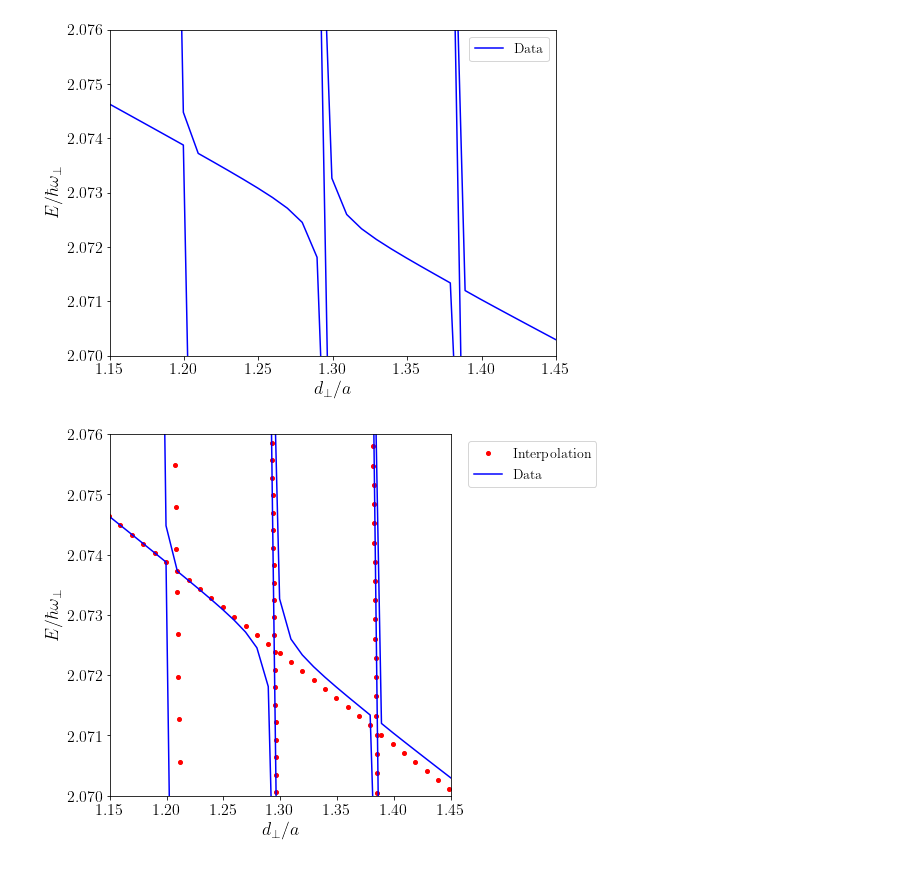
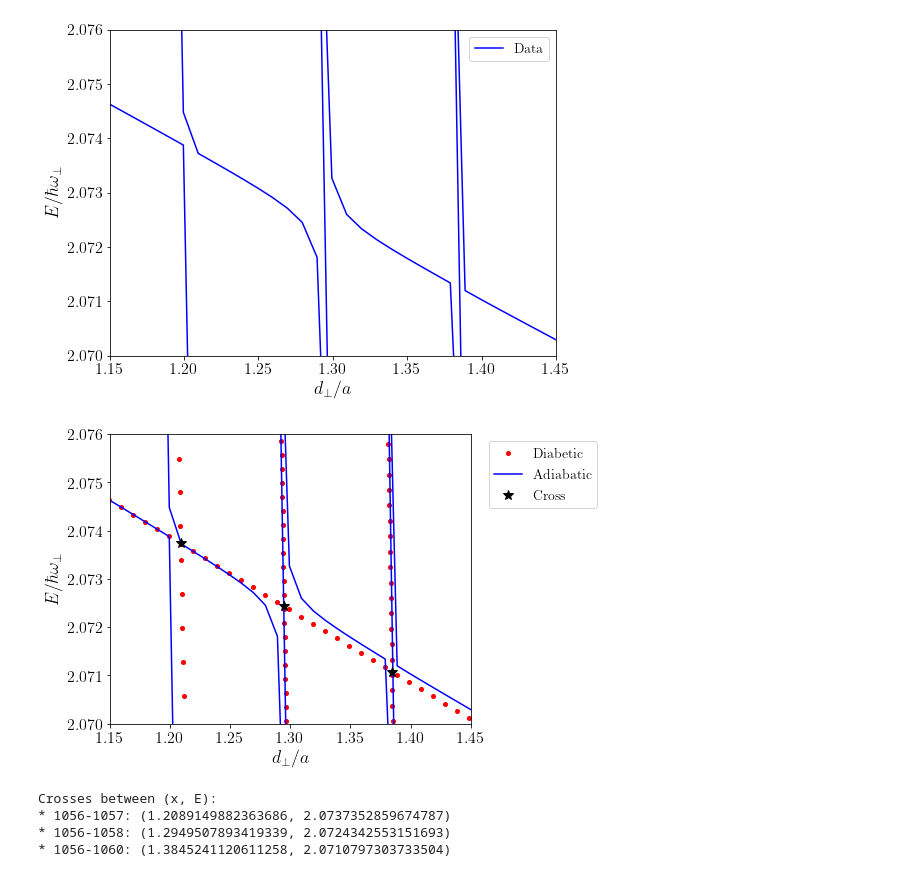
Before and after one commit to TsspGit/Ultracold_Atoms_src, a Jupyter notebook: 1D_Energies_Analysis_4993_4993_50.ipynb, the cells around one changed output. Drawn from its saved outputs; the diff is of its cells as text; code cells hidden in the pictures.

Commit message:
Diabetic levels, crossings and resonances

```diff
--- a/1D_Energies_Analysis_4993_4993_50.ipynb
+++ b/1D_Energies_Analysis_4993_4993_50.ipynb
@@ -54,30 +48,7 @@ l = len(Data)
-# %%
-def transpose_energies(Data):
-    '''Inputs the Data list and outputs a dictionary with the evolution of the energy levels
-       with respect the scattering length'''
-    L = Data[0].shape[0]
-    l = len(Data)
-    dic = {}
-    for j in range(L):
-        out = list()
-        for i in range(l):
-            out.append(Data[i][:,2][j])
-        dic['nivel_{}'.format(j)] = out
-    return dic
 # %%
 dic = transpose_energies(Data)
-# %%
-def dic_from_least_bound_forward(dic):
-    for i in range(L):
-        if dic['nivel_{}'.format(i)][0] > 0:
-            print("Least bound state: ", i-1, dic['nivel_{}'.format(i-1)][0]/wx)
-            print("First trap state: ", i, dic['nivel_{}'.format(i)][0]/wx)
-            break
-    for j in range(1, i):
-        del dic['nivel_{}'.format(j-1)]
-    return dic, i-1
 # %%
-dic, least_bound_pos = dic_from_least_bound_forward(dic)
+dic, least_bound_pos = dic_from_least_bound_forward(dic, wx)
 # %% [output]
 Least bound state:  1050 -0.04280869040846291
 First trap state:  1051 0.09578983477554576
@@ -109,11 +80,11 @@ plt.show()
 # %% [output]
 [figure]
 # %%
-fig3, ax3 = plt.subplots(figsize=(8,6))
+fig3, ax3 = plt.subplots(figsize=(8,5))
 # nivel 1056:
 f1056 = np.polyfit(x[x < 1.2], np.array(dic['nivel_1056'])[x < 1.2]/wx, deg=1)
-ax3.plot(x, np.polyval(f1056, x), 'ro', markersize=4)
-ax3.plot(x, dic['nivel_1056']/wx, 'b')
+ax3.plot(x, np.polyval(f1056, x), 'ro', markersize=4, label='Diabetic')
+ax3.plot(x, dic['nivel_1056']/wx, 'b', label='Adiabatic')
 
 # nivel 1057:
 f1057 = np.polyfit(x[x < 1.2], np.array(dic['nivel_1057'])[x < 1.2]/wx, deg=1)
@@ -122,32 +93,48 @@ ax3.plot(x1057, np.polyval(f1057, x1057), 'ro', markersize=4)
 ax3.plot(x, dic['nivel_1057']/wx, 'b')
 
 # nivel 1058:
 f1058 = np.polyfit(x[(x > 1.2) & (x < 1.3)], np.array(dic['nivel_1058'])[(x > 1.2) & (x < 1.3)]/wx, deg=1)
 x1058 = np.linspace(1.2, 1.3, num=500)
 ax3.plot(x1058, np.polyval(f1058, x1058), 'ro', markersize=4)
 ax3.plot(x, dic['nivel_1058']/wx, 'b')
 
 # nivel 1059:
 # proviene del mismo que el 1058
 ax3.plot(x, dic['nivel_1059']/wx, 'b')
 
 # nivel 1060:
 f1060 = np.polyfit(x[(x > 1.3)], np.array(dic['nivel_1060'])[(x > 1.3)]/wx, deg=1)
 x1060 = np.linspace(1.3, 1.4, num=500)
 ax3.plot(x1060, np.polyval(f1060, x1060), 'ro', markersize=4)
 ax3.plot(x, dic['nivel_1060']/wx, 'b')
 
 # nivel 1061:
 # proviene del mismo que el 1060:
 ax3.plot(x, dic['nivel_1061']/wx, 'b')
 
+# Crosses:
+##########
+ax3.plot(cross_points(f1056, f1057), np.polyval(f1056, cross_points(f1056, f1057)), 'k*', markersize=10, label='Cross')
+ax3.plot(cross_points(f1056, f1058), np.polyval(f1056, cross_points(f1056, f1058)), 'k*', markersize=10)
+ax3.plot(cross_points(f1056, f1060), np.polyval(f1056, cross_points(f1056, f1060)), 'k*', markersize=10)
+
 
 ax3.set_xlabel('$d_{\perp}/a$')
 ax3.set_ylabel('$E/\hbar \omega_{\perp}$')
-ax3.legend(['Interpolation', 'Data'], fontsize=14, bbox_to_anchor=(1.03, 1))
+ax3.legend(fontsize=14, bbox_to_anchor=(1.03, 1))
 ax3.set_ylim(2.07, 2.076)
 ax3.set_xlim(1.15, 1.45)
 plt.tight_layout()
 fig3.savefig('General_figures/Ix4993_Iy4993_Iz50/Ix4993_Iy4993_Iz50_Easc_Interpolation.png', dpi=200)
 # %% [output]
-[figure, old version]
+[figure, new version]
+# %%
+print(f'''Crosses between (x, E):
+* 1056-1057: ({cross_points(f1056, f1057)}, {np.polyval(f1056, cross_points(f1056, f1057))})
+* 1056-1058: ({cross_points(f1056, f1058)}, {np.polyval(f1056, cross_points(f1056, f1058))})
+* 1056-1060: ({cross_points(f1056, f1060)}, {np.polyval(f1056, cross_points(f1056, f1060))})''')
+# %% [output]
+Crosses between (x, E):
+* 1056-1057: (1.2089149882363686, 2.0737352859674787)
+* 1056-1058: (1.2949507893419339, 2.0724342553151693)
+* 1056-1060: (1.3845241120611258, 2.0710797303733504)
```
Also changed, not shown: parts of 4 cells of this notebook, 5 other files.
